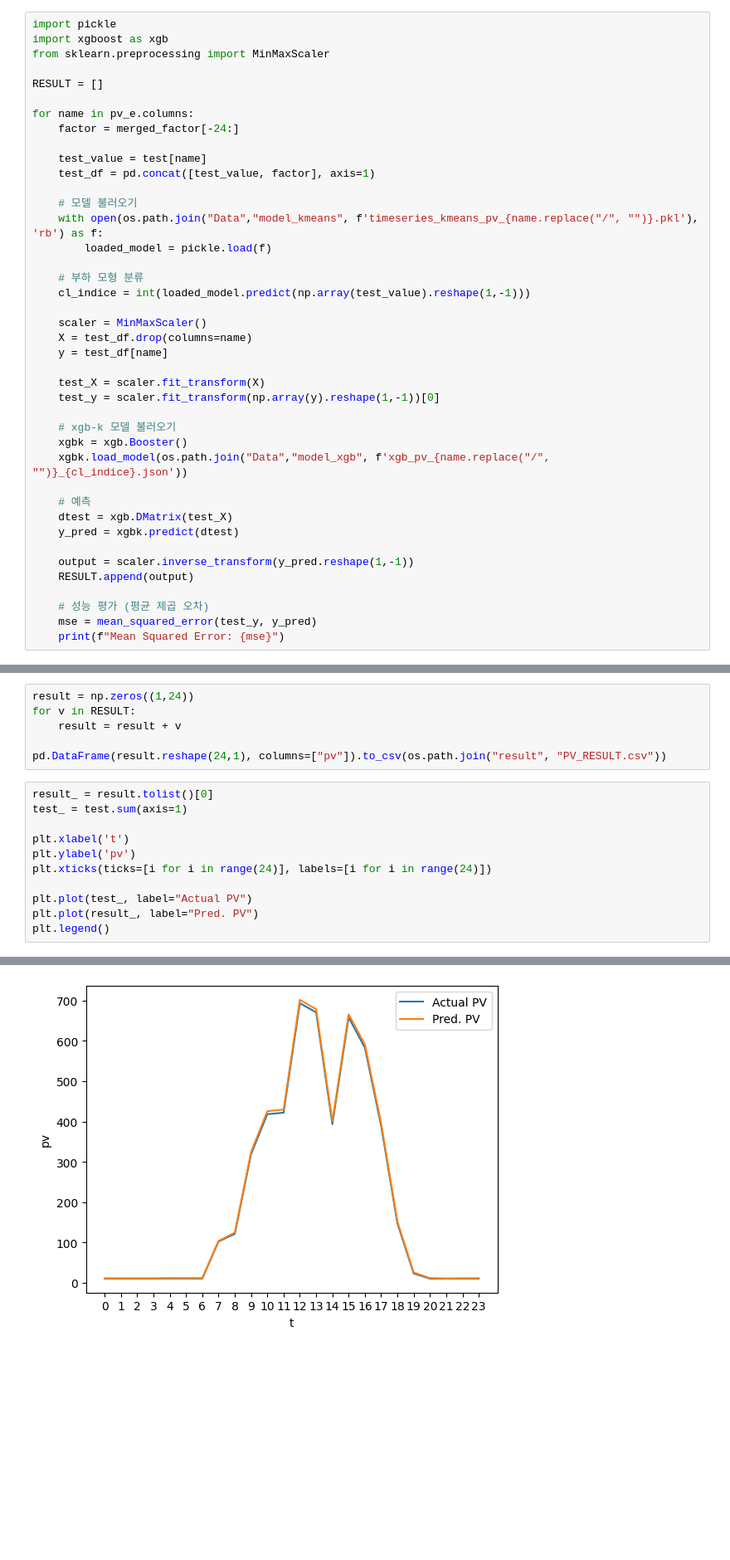
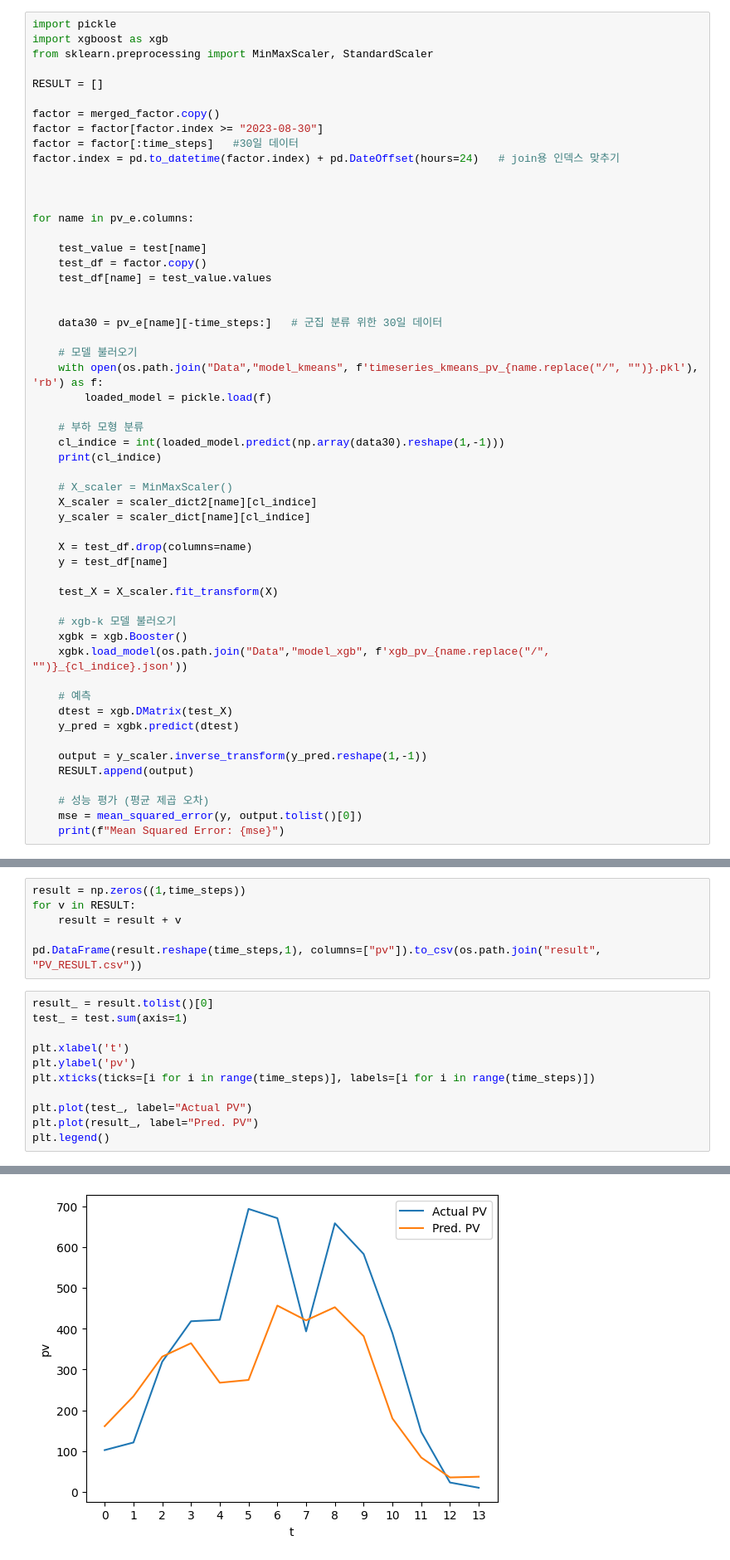
Before and after one commit to PRDG-k/gist, a Jupyter notebook: 3_태양광형태기반.ipynb, the cells around one changed output, grey strips where cells are left out. Shown at 83% size. Drawn from its saved outputs; the diff is of its cells as text; blank space fills up the shorter version.

```diff
--- a/3_태양광형태기반.ipynb
+++ b/3_태양광형태기반.ipynb
@@ -219,29 +244,42 @@ Fitting 3 folds for each of 36 candidates, totalling 108 fits
 # %%
 import pickle
 import xgboost as xgb
-from sklearn.preprocessing import MinMaxScaler
+from sklearn.preprocessing import MinMaxScaler, StandardScaler
 
 RESULT = []
 
+factor = merged_factor.copy()
+factor = factor[factor.index >= "2023-08-30"]
+factor = factor[:time_steps]   #30일 데이터
+factor.index = pd.to_datetime(factor.index) + pd.DateOffset(hours=24)   # join용 인덱스 맞추기
+
+
+
 for name in pv_e.columns:
-    factor = merged_factor[-24:]
 
     test_value = test[name]
-    test_df = pd.concat([test_value, factor], axis=1)
+    test_df = factor.copy()
+    test_df[name] = test_value.values
+
+
+    data30 = pv_e[name][-time_steps:]   # 군집 분류 위한 30일 데이터
 
     # 모델 불러오기
     with open(os.path.join("Data","model_kmeans", f'timeseries_kmeans_pv_{name.replace("/", "")}.pkl'), 'rb') as f:
         loaded_model = pickle.load(f)
 
     # 부하 모형 분류
-    cl_indice = int(loaded_model.predict(np.array(test_value).reshape(1,-1)))
+    cl_indice = int(loaded_model.predict(np.array(data30).reshape(1,-1)))
+    print(cl_indice)
 
-    scaler = MinMaxScaler()
+    # X_scaler = MinMaxScaler()
+    X_scaler = scaler_dict2[name][cl_indice]
+    y_scaler = scaler_dict[name][cl_indice]
+
     X = test_df.drop(columns=name)
     y = test_df[name]
 
-    test_X = scaler.fit_transform(X)
-    test_y = scaler.fit_transform(np.array(y).reshape(1,-1))[0]
+    test_X = X_scaler.fit_transform(X)
 
     # xgb-k 모델 불러오기
     xgbk = xgb.Booster()
@@ -251,10 +289,10 @@ for name in pv_e.columns:
     dtest = xgb.DMatrix(test_X)
     y_pred = xgbk.predict(dtest)
 
-    output = scaler.inverse_transform(y_pred.reshape(1,-1))
+    output = y_scaler.inverse_transform(y_pred.reshape(1,-1))
     RESULT.append(output)
 
     # 성능 평가 (평균 제곱 오차)
-    mse = mean_squared_error(test_y, y_pred)
+    mse = mean_squared_error(y, output.tolist()[0])
     print(f"Mean Squared Error: {mse}")
 # %% [output]
@@ -277,20 +316,20 @@ Mean Squared Error: 0.12355424553564627
 # %%
-result = np.zeros((1,24))
+result = np.zeros((1,time_steps))
 for v in RESULT:
     result = result + v
 
-pd.DataFrame(result.reshape(24,1), columns=["pv"]).to_csv(os.path.join("result", "PV_RESULT.csv"))
+pd.DataFrame(result.reshape(time_steps,1), columns=["pv"]).to_csv(os.path.join("result", "PV_RESULT.csv"))
 # %%
 result_ = result.tolist()[0]
 test_ = test.sum(axis=1)
 
 plt.xlabel('t')
 plt.ylabel('pv')
-plt.xticks(ticks=[i for i in range(24)], labels=[i for i in range(24)])
+plt.xticks(ticks=[i for i in range(time_steps)], labels=[i for i in range(time_steps)])
 
 plt.plot(test_, label="Actual PV")
 plt.plot(result_, label="Pred. PV")
 plt.legend()
 # %% [output]
 <matplotlib.legend.Legend at 0x...>
-[figure, old version]
+[figure, new version]
```
Also changed, not shown: parts of 7 cells of this notebook, 15 other files.
